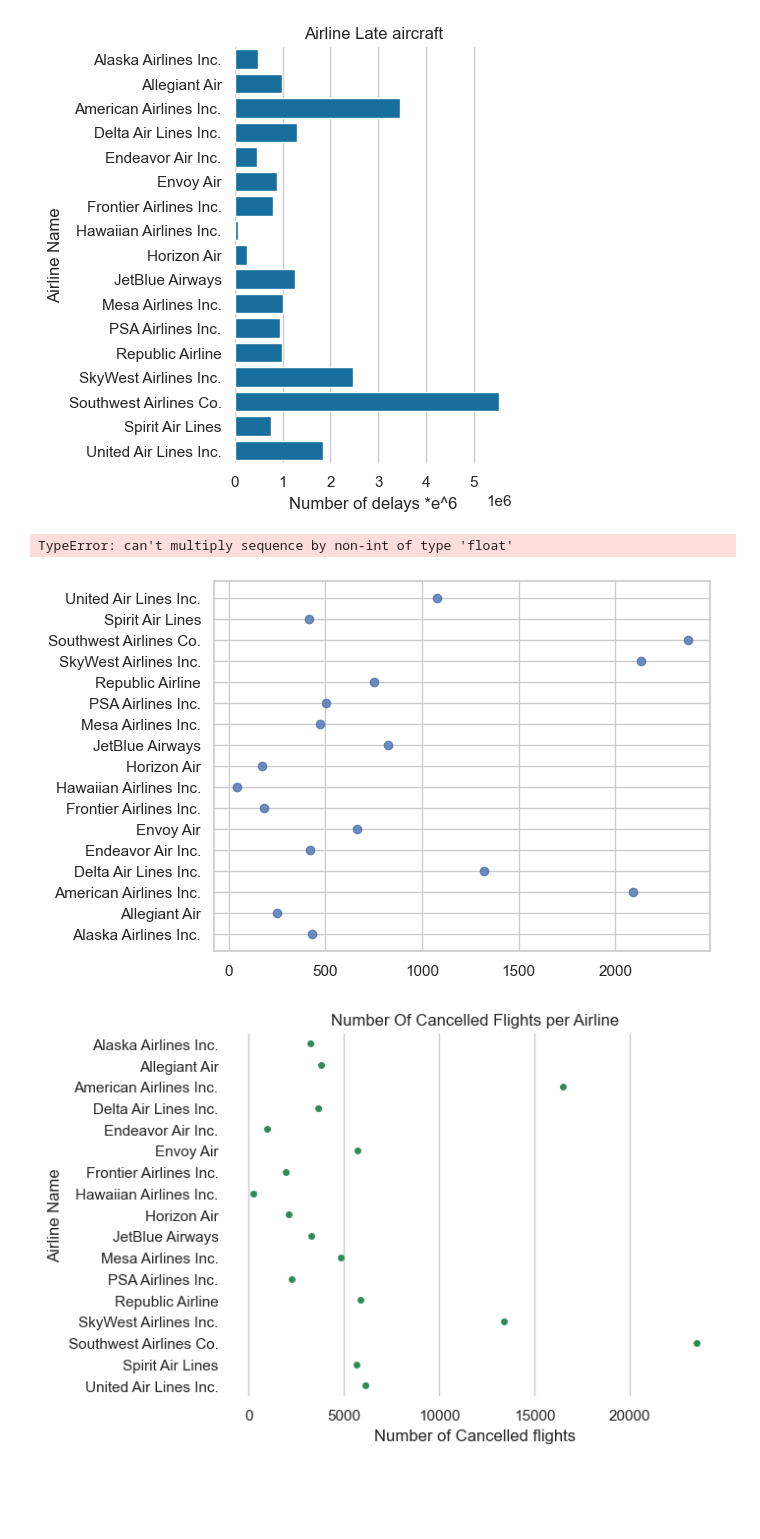
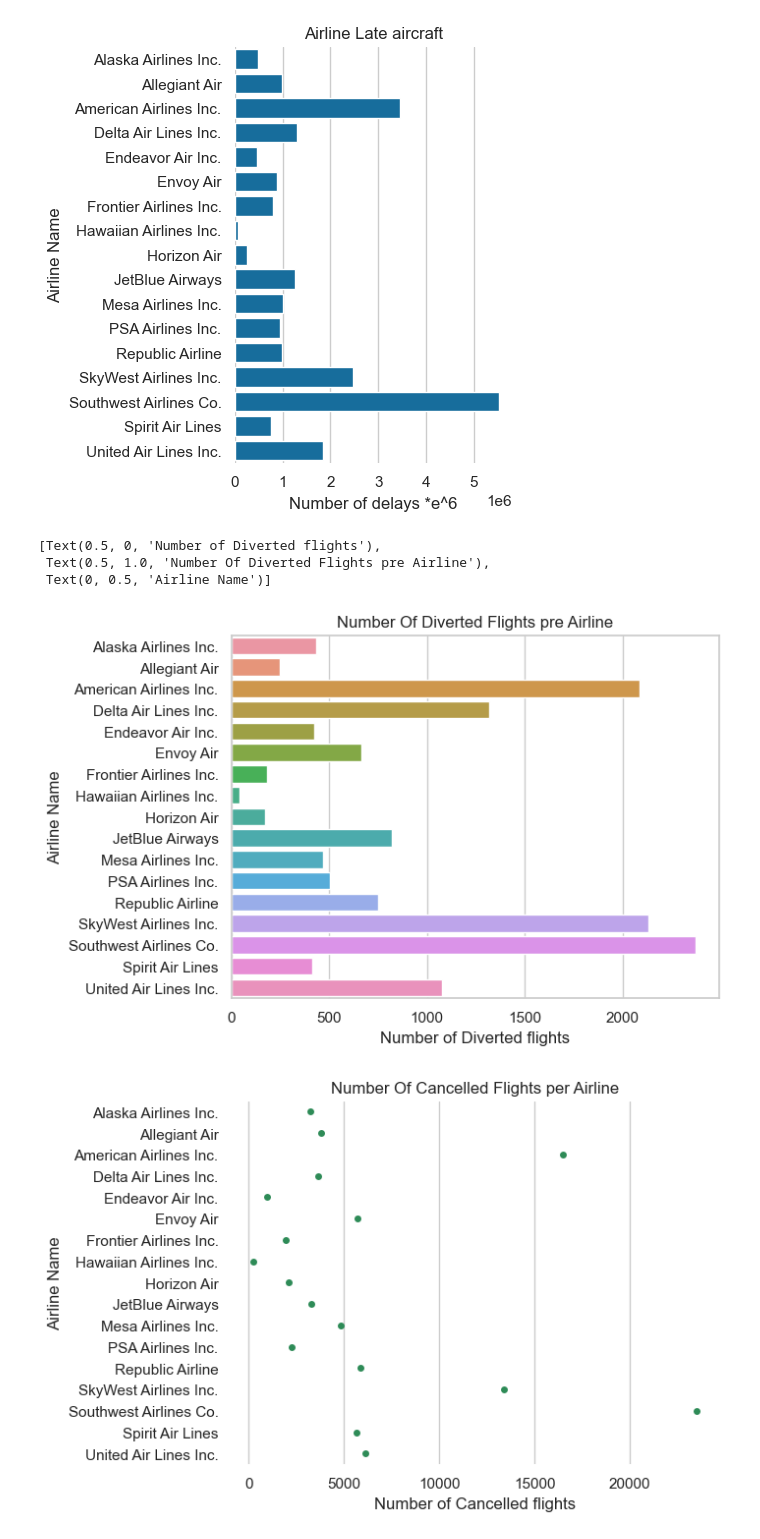
Before and after one commit to ubco-W2022T2-data301/project-group-group51, a Jupyter notebook: analysis/analysis2.ipynb, the cells around one changed output. Drawn from its saved outputs; the diff is of its cells as text; code cells hidden in the pictures; blank space fills up the shorter version.

```diff
--- a/analysis/analysis2.ipynb
+++ b/analysis/analysis2.ipynb
@@ -98,13 +93,15 @@ labels = ['Flights', 'Late Aircraft delays']
 # %% [output]
 [figure]
 # %%
-#df3 = p1.processed_Without_Time("../data/raw/airline_data_filtered.csv")
-df3 = airlineDatajan2021Dec2021
+df3 = p1.processed_Without_Time("../data/raw/airline_data_filtered.csv")
+#df3 = airlineDatajan2021Dec2021
 df3 = df3.groupby('carrier_name')['arr_flights','arr_diverted'].sum().reset_index()
 sns.set_theme(style = "whitegrid")
-sns.regplot(data = df3, y = 'carrier_name',x = 'arr_diverted').set(xlabel = "Number of Diverted flights",title = "Number Of Diverted Flights pre Airline",ylabel = "Airline Name")
+sns.barplot(data = df3, y = 'carrier_name',x = 'arr_diverted').set(xlabel = "Number of Diverted flights",title = "Number Of Diverted Flights pre Airline",ylabel = "Airline Name")
 #plt.legend(labels, title = "Legend",bbox_to_anchor = (1,1), loc = "best")
 # %% [output]
-TypeError: can't multiply sequence by non-int of type 'float'
+[Text(0.5, 0, 'Number of Diverted flights'),
+ Text(0.5, 1.0, 'Number Of Diverted Flights pre Airline'),
+ Text(0, 0.5, 'Airline Name')]
-[figure, old version]
+[figure, new version]
 # %%
```
Also changed, not shown: parts of 8 cells of this notebook, 2 other files.
